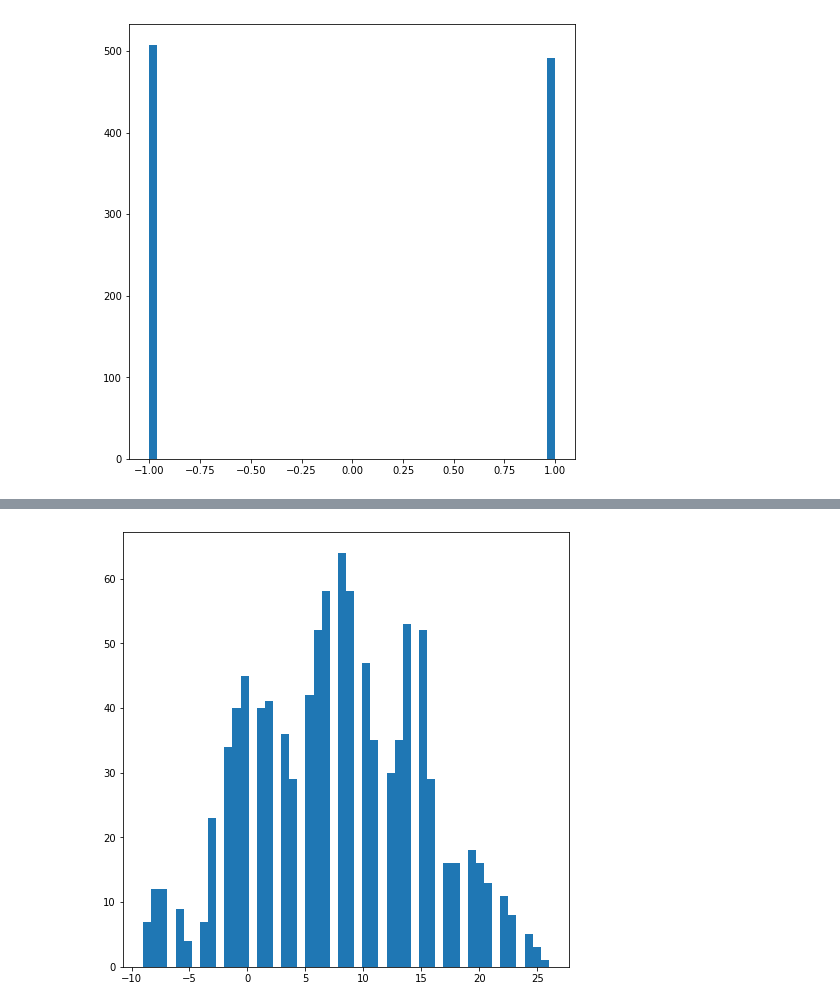
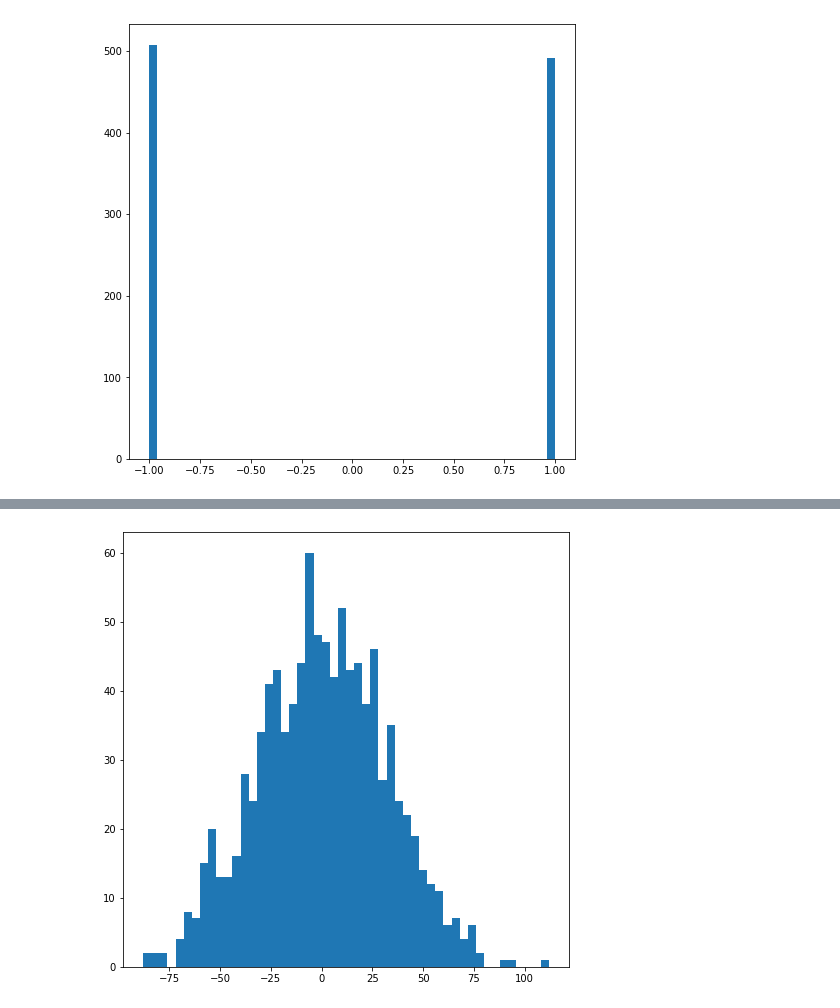
Before and after one commit to NTHU-Phys-Qubit/class-03162020-Chan-Sing-Hong, a Jupyter notebook: random_walk.ipynb, the cells around one changed output, grey strips where cells are left out. Cells and saved outputs as stored; diff of their text form; code cells hidden in the pictures.

```diff
--- a/random_walk.ipynb
+++ b/random_walk.ipynb
@@ -71,5 +64,5 @@ plt.plot(position)
 # %%
 fix, ax = plt.subplots(figsize = (8, 8))
-_ = ax.hist(position, bins = 50)
+_ = ax.hist(last_position, bins = 50)
 # %% [output]
-[figure, old version]
+[figure, new version]
```
Also changed, not shown: parts of 5 cells of this notebook.
